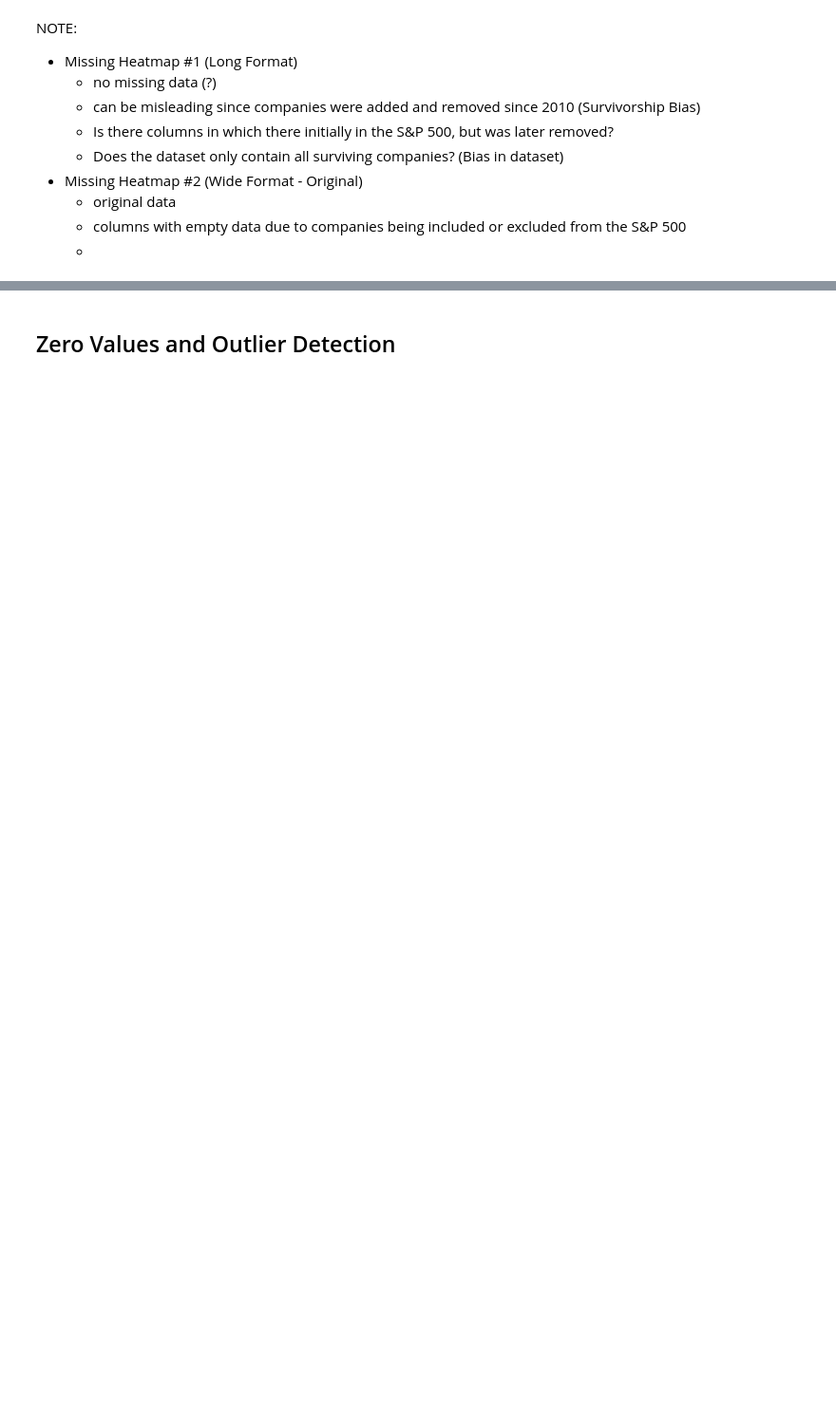
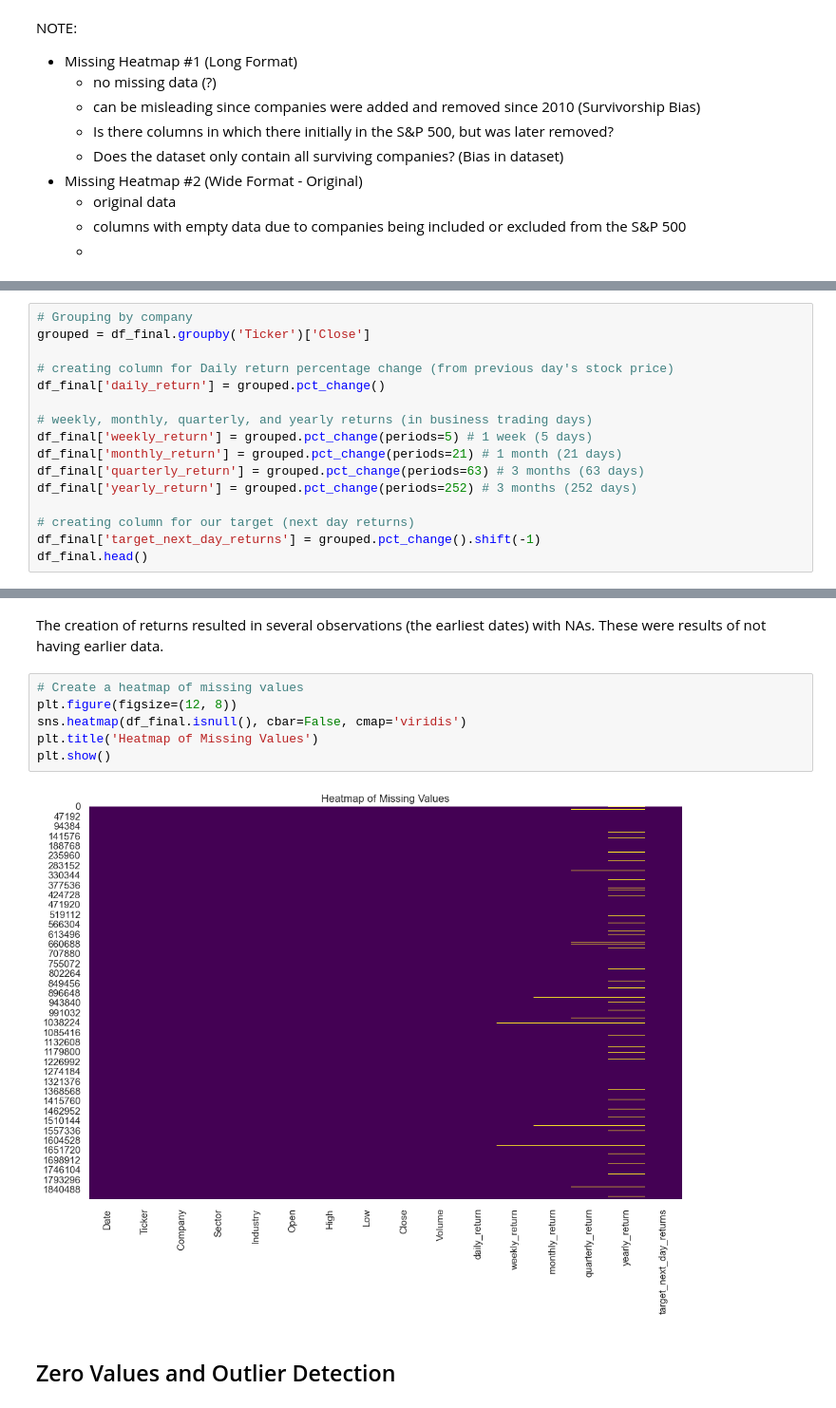
Before and after one commit to jplaceres/S-and-P-500-Stock-Price-Predictor, a Jupyter notebook: SP500_EDA.ipynb, the cells around one changed output, grey strips where cells are left out. Shown at 95% size. Saved outputs shown, nothing was run; the diff lists cells and outputs as text; blank space fills up the shorter version.

Commit message:
reorganized previous code and added baseline models

```diff
--- a/SP500_EDA.ipynb
+++ b/SP500_EDA.ipynb
@@ -197,0 +224,16 @@ NOTE:
+# %%
+# Grouping by company
+grouped = df_final.groupby('Ticker')['Close']
+
+# creating column for Daily return percentage change (from previous day's stock price)
+df_final['daily_return'] = grouped.pct_change()
+
+# weekly, monthly, quarterly, and yearly returns (in business trading days)
+df_final['weekly_return'] = grouped.pct_change(periods=5) # 1 week (5 days)
+df_final['monthly_return'] = grouped.pct_change(periods=21) # 1 month (21 days)
+df_final['quarterly_return'] = grouped.pct_change(periods=63) # 3 months (63 days)
+df_final['yearly_return'] = grouped.pct_change(periods=252) # 3 months (252 days)
+
+# creating column for our target (next day returns)
+df_final['target_next_day_returns'] = grouped.pct_change().shift(-1)
+df_final.head()
@@ -198,2 +247,12 @@ NOTE:
+# %% [markdown]
+The creation of returns resulted in several observations (the earliest dates) with NAs. These were results of not having earlier data.
+# %%
+# Create a heatmap of missing values
+plt.figure(figsize=(12, 8))
+sns.heatmap(df_final.isnull(), cbar=False, cmap='viridis')
+plt.title('Heatmap of Missing Values')
+plt.show()
+# %% [output]
+[figure, added]
 # %% [markdown]
 ## Zero Values and Outlier Detection
```
Also changed, not shown: parts of 18 cells of this notebook.
